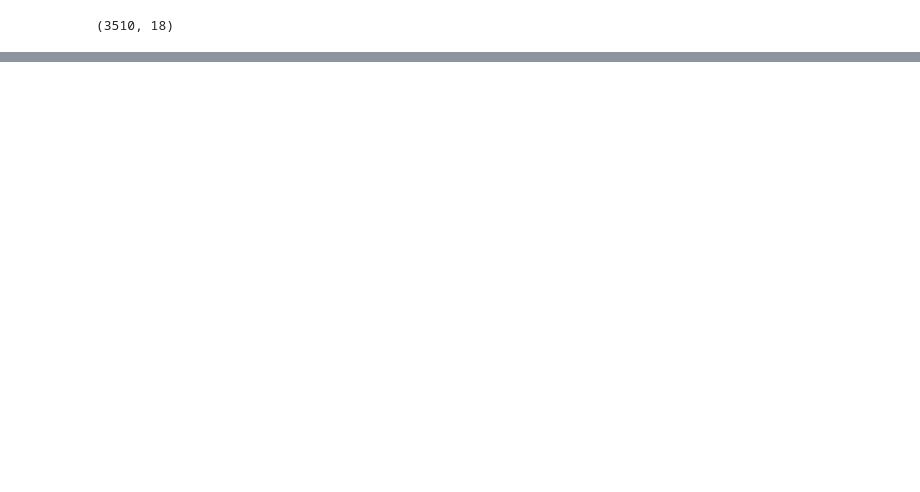
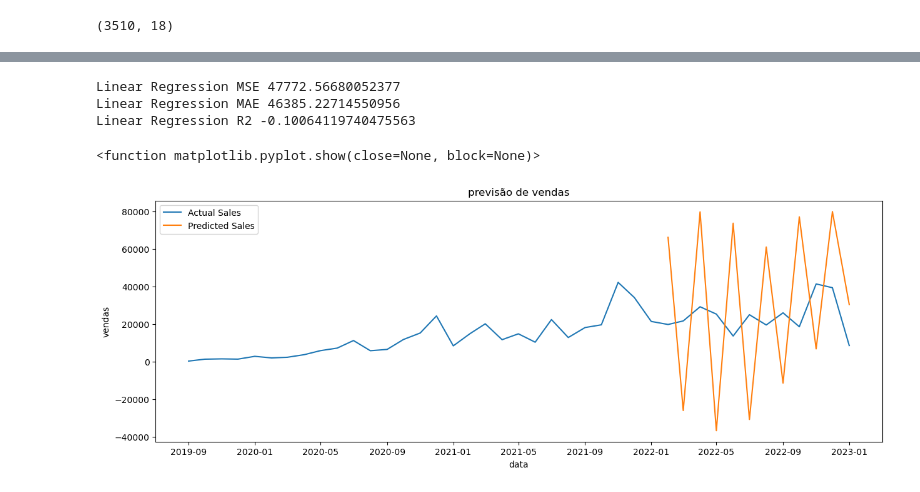
Before and after one commit to BrunaSchaan/topicos-marketing, a Jupyter notebook: topicos_especiais.ipynb, the cells around one changed output, grey strips where cells are left out. Saved outputs shown, nothing was run; the diff lists cells and outputs as text; code cells hidden in the pictures; blank space fills up the shorter version.

```diff
--- a/topicos_especiais.ipynb
+++ b/topicos_especiais.ipynb
@@ -221,0 +501,3 @@ plt.show()
+# %%
+act_sales = monthly_sales['total'][-13:].to_list()
+print(act_sales)
@@ -221,0 +508,15 @@ plt.show()
+# %%
+lr_model = LinearRegression()
+lr_model.fit(x_train, y_train)
+lr_pre = lr_model.predict(x_test)
+# %%
+lr_pre = lr_pre.reshape(-1,1)
+#MATRIX
+lr_pre_test_set = np.concatenate([lr_pre, x_test], axis=1)
+lr_pre_test_set = scaler.inverse_transform(lr_pre_test_set)
+# %%
+result_list =[]
+for index in range(0, len(lr_pre_test_set)):
+    result_list.append(lr_pre_test_set[index][0] + act_sales[index])
+lr_pre_series = pd.Series(result_list, name= "Linear Prediction")
+predict_df = predict_df.merge(lr_pre_series, left_index= True, right_index = True)
@@ -221,0 +540,13 @@ plt.show()
+# %%
+lr_mse = np.sqrt(mean_squared_error(predict_df['Linear Prediction'], monthly_sales['total'][-12:]))
+lr_mae = mean_absolute_error(predict_df['Linear Prediction'], monthly_sales['total'][-12:])
+lr_r2 = r2_score(predict_df['Linear Prediction'], monthly_sales['total'][-12:])
+
+
+print('Linear Regression MSE', lr_mse )
+print('Linear Regression MAE', lr_mae )
+print('Linear Regression R2', lr_r2 )
+# %% [output]
+Linear Regression MSE 47772.56680052377
+Linear Regression MAE 46385.22714550956
+Linear Regression R2 -0.10064119740475563
@@ -221,0 +555,15 @@ plt.show()
+# %%
+plt.figure(figsize=(15,5))
+#Actual sales
+plt.plot(monthly_sales['createdAt'], monthly_sales['total'])
+#Predicted sales
+
+plt.plot(predict_df['createdAt'], predict_df['Linear Prediction'])
+plt.title('previsão de vendas')
+plt.xlabel('data')
+plt.ylabel('vendas')
+plt.legend(['Actual Sales', 'Predicted Sales'])
+plt.show
+# %% [output]
+<function matplotlib.pyplot.show(close=None, block=None)>
+[figure, added]
```
Also changed, not shown: parts of 59 cells of this notebook.
